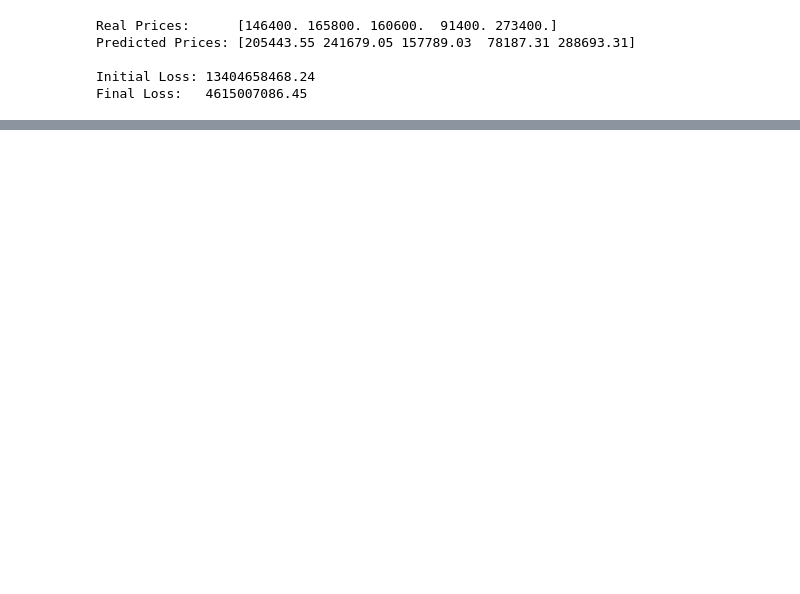
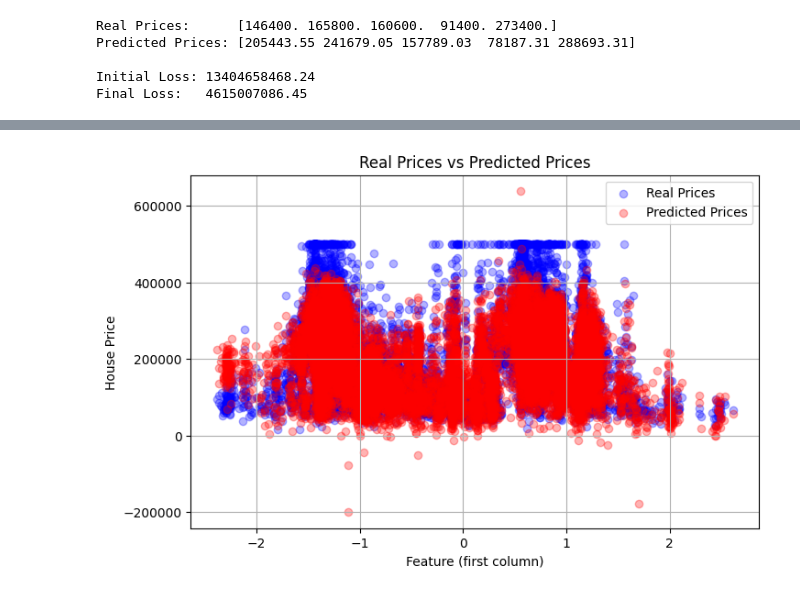
Before and after one commit to Nushrath-984/house-price-ml-pipeline, a Jupyter notebook: notebooks/linear_model.ipynb, the cells around one changed output, grey strips where cells are left out. Cells and saved outputs as stored; diff of their text form; code cells hidden in the pictures; blank space fills up the shorter version.

```diff
--- a/notebooks/linear_model.ipynb
+++ b/notebooks/linear_model.ipynb
@@ -335,0 +350,12 @@ Final Loss:   4615007086.45
+# %%
+plt.figure(figsize=(8, 5))
+plt.scatter(X[:, 0], y, color="blue", alpha=0.3, label="Real Prices")
+plt.scatter(X[:, 0], y_pred_trained, color="red", alpha=0.3, label="Predicted Prices")
+plt.title("Real Prices vs Predicted Prices")
+plt.xlabel("Feature (first column)")
+plt.ylabel("House Price")
+plt.legend()
+plt.grid(True)
+plt.show()
+# %% [output]
+[figure, added]
```
Also changed, not shown: parts of 4 cells of this notebook, 1 other file.
